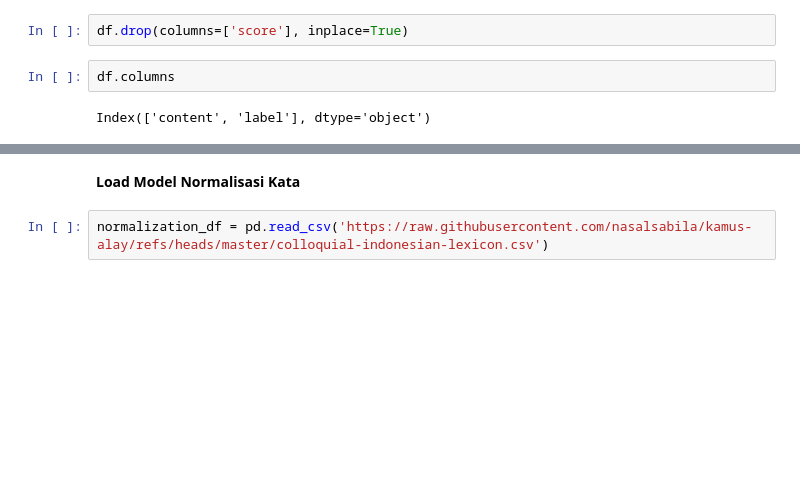
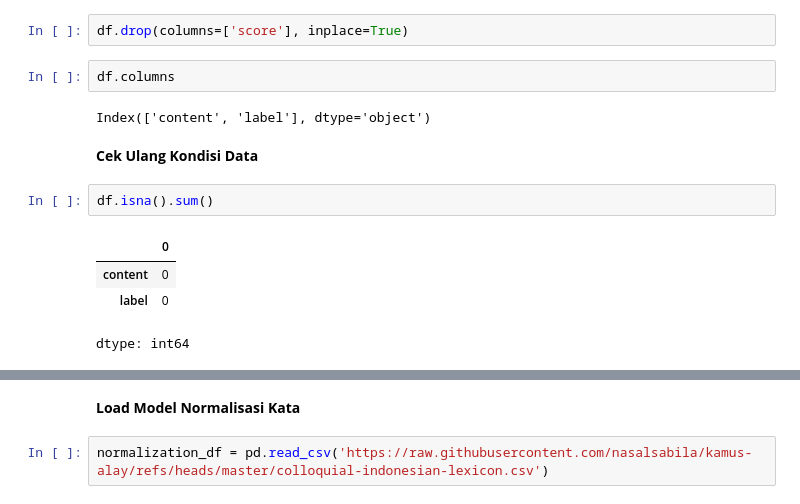
Before and after one commit to ArmFriiz/Dicoding-Submission-FDL, a Jupyter notebook: Analisis Sentimen/main.ipynb, the cells around one changed output, grey strips where cells are left out. Cells and saved outputs as stored; diff of their text form; blank space fills up the shorter version.

```diff
--- a/Analisis Sentimen/main.ipynb
+++ b/Analisis Sentimen/main.ipynb
@@ -86,3 +86,12 @@ df.drop(columns=['score'], inplace=True)
 df.columns
 # %% [output]
 Index(['content', 'label'], dtype='object')
+# %% [markdown]
+**Cek Ulang Kondisi Data**
+# %%
+df.isna().sum()
+# %% [output]
+|  | 0 |
+| content | 0 |
+| label | 0 |
+dtype: int64
```
Also changed, not shown: parts of 6 cells of this notebook.
